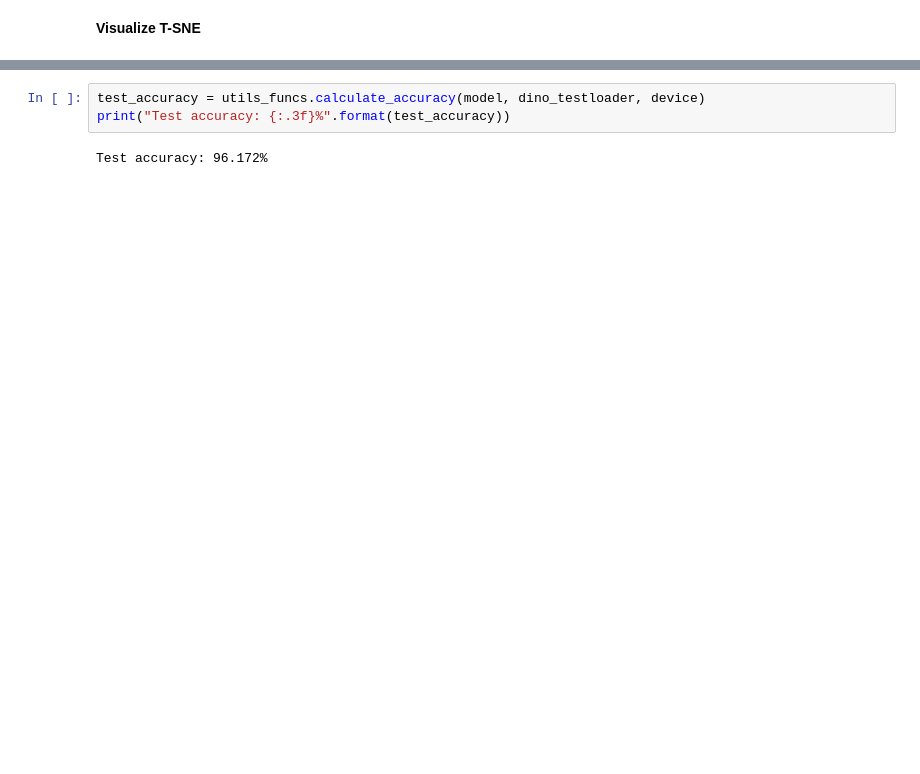
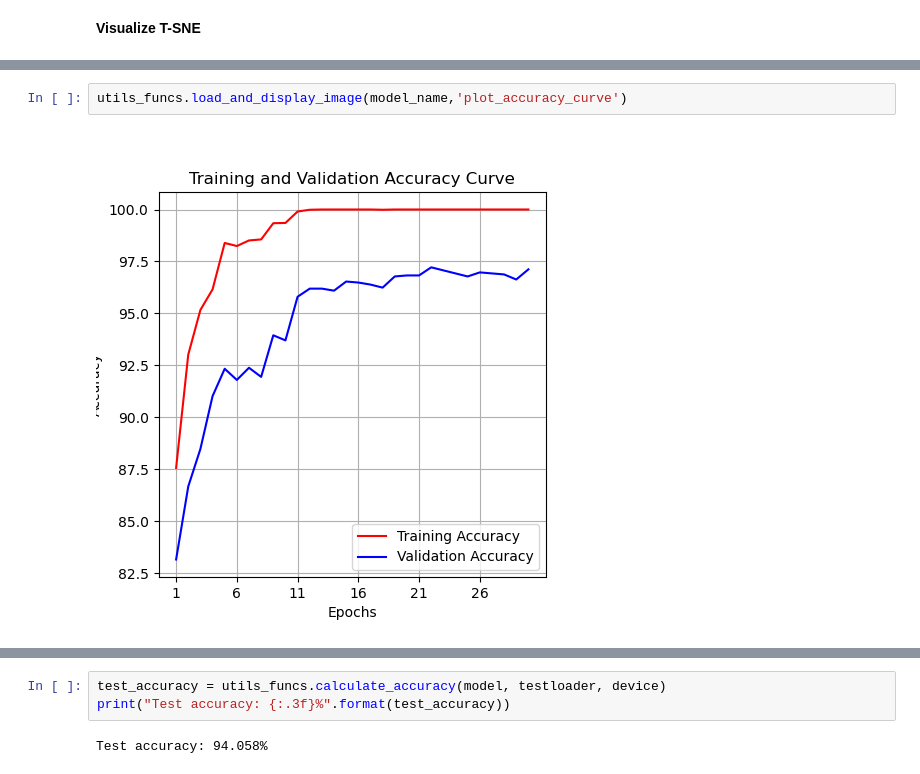
Before and after one commit to nivbartov/MRI_Brain_Alzheimer_Classification, a Jupyter notebook: models/results.ipynb, the cells around one changed output, grey strips where cells are left out. Drawn from its saved outputs; the diff is of its cells as text; blank space fills up the shorter version.

```diff
--- a/models/results.ipynb
+++ b/models/results.ipynb
@@ -191,13 +169,17 @@ utils_funcs.visualize_dino_tsne(model.dino_backbone, dino_validationloader, devi
+# %%
+utils_funcs.load_and_display_image(model_name,'plot_accuracy_curve')
+# %% [output]
+[figure, added]
 # %% [markdown]
 <h1 style="display: flex; align-items: center; font-size: 25px; margin: 0;">
     <img src="../assets/icons/icons8-accuracy-64.png" style="width: 40px; height: 40px; margin-right: 5px;">
     Accuracy
 </h1>
 # %%
-test_accuracy = utils_funcs.calculate_accuracy(model, dino_testloader, device)
+test_accuracy = utils_funcs.calculate_accuracy(model, testloader, device)
 print("Test accuracy: {:.3f}%".format(test_accuracy))
 # %% [output]
-Test accuracy: 96.172%
+Test accuracy: 94.058%
 # %% [markdown]
 <h1 style="display: flex; align-items: center; font-size: 25px; margin: 0;">
     <img src="../assets/icons/icons8-source-64.png" style="width: 40px; height: 40px; margin-right: 5px;">
```
Also changed, not shown: parts of 32 cells of this notebook, 8 other files.
